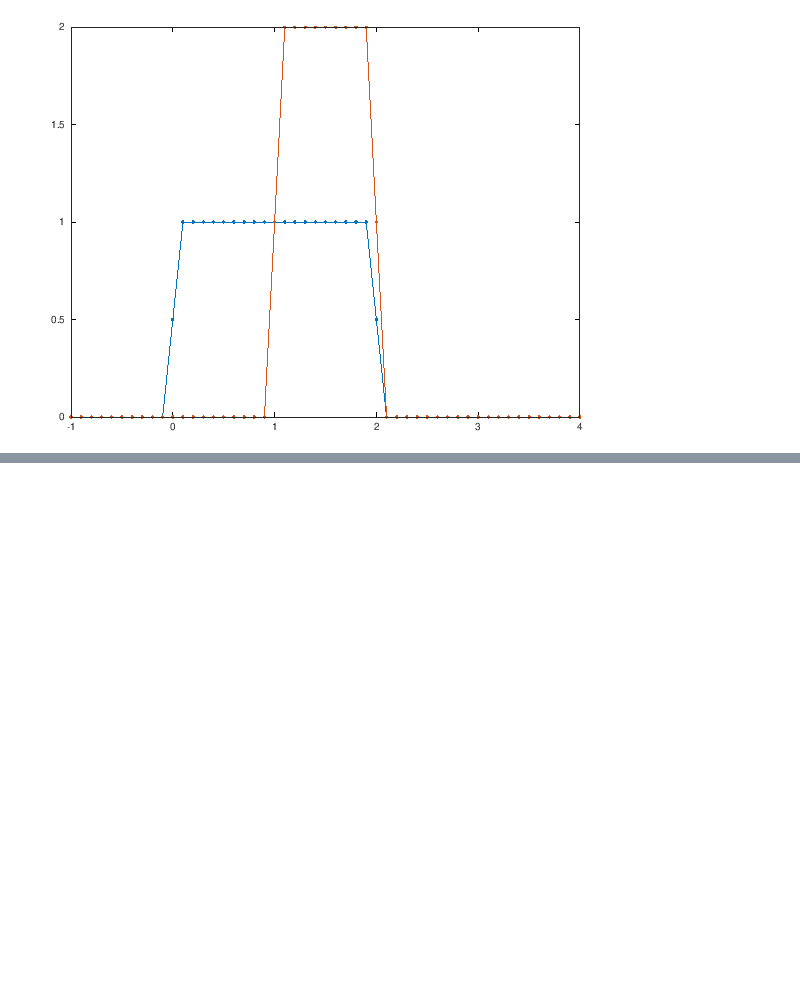
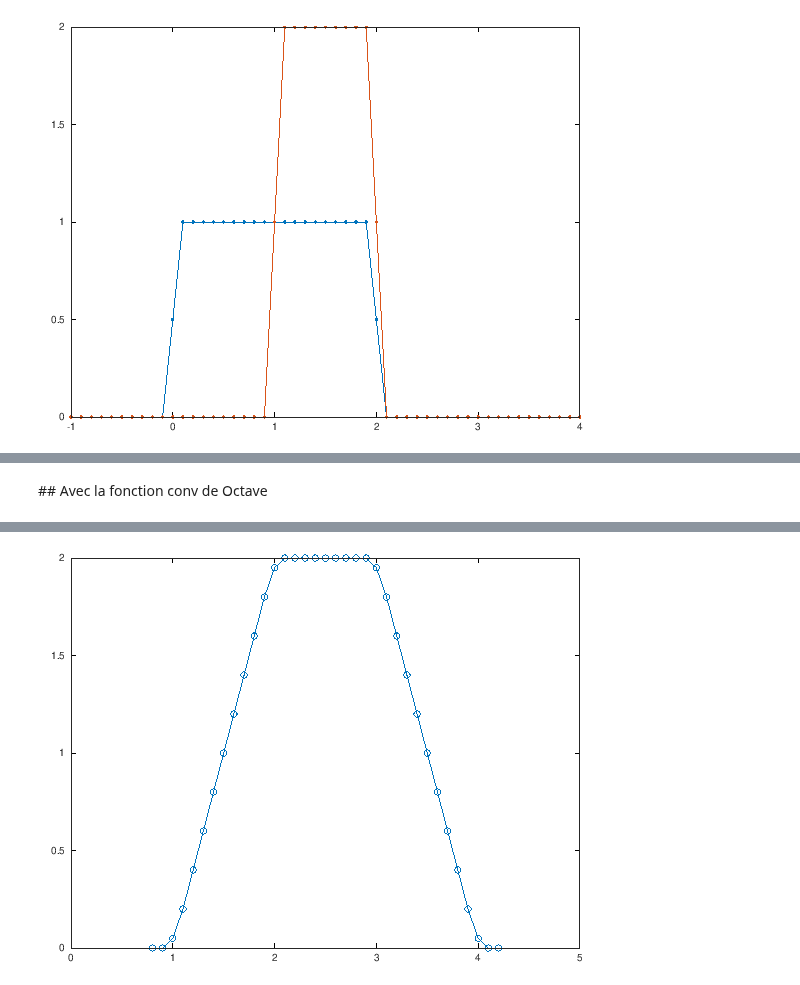
Before and after one commit to balaise31/Signal, a Jupyter notebook: continu/tp/TP2.ipynb, the cells around one changed output, grey strips where cells are left out. Cells and saved outputs as stored; diff of their text form; code cells hidden in the pictures; blank space fills up the shorter version.

```diff
--- a/continu/tp/TP2.ipynb
+++ b/continu/tp/TP2.ipynb
@@ -124,0 +89,8 @@ error: product: nonconformant arguments (op1 is 1x0, op2 is 1x2)
+# %% [markdown]
+## Avec la fonction conv de Octave
+# %%
+tic
+ty = conv(Tx1,Tx3)*Te;
+toc
+plot(t,ty,'o-')
+# %% [output]
@@ -124,0 +98 @@ error: product: nonconformant arguments (op1 is 1x0, op2 is 1x2)
+[figure, added]
```
Also changed, not shown: parts of 13 cells of this notebook, 11 other files.
